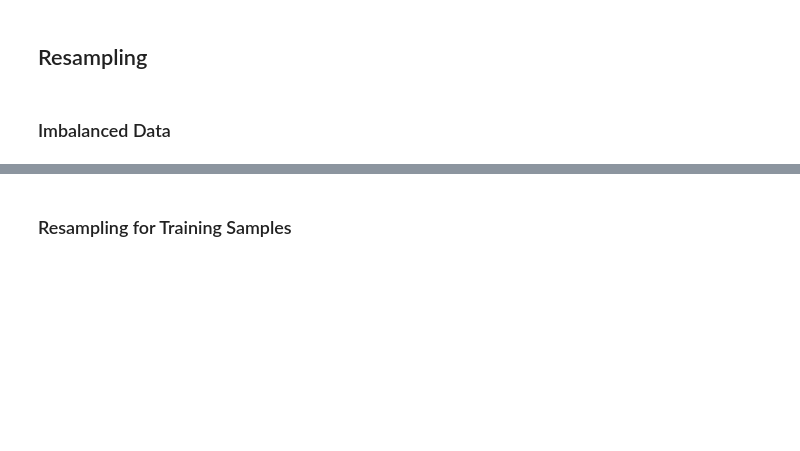
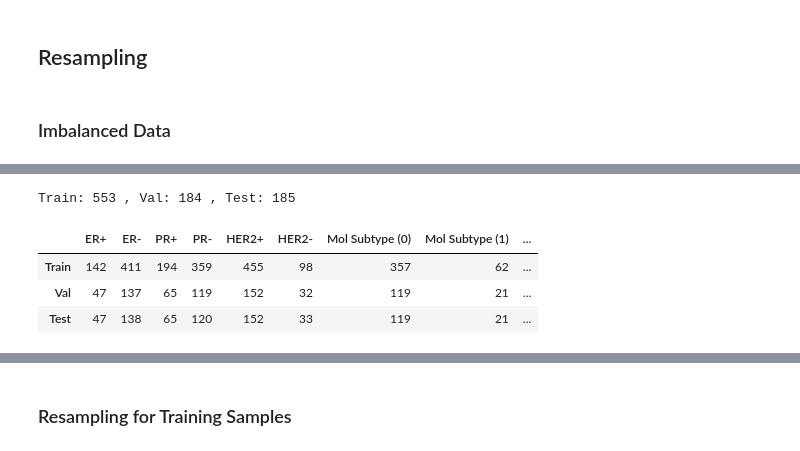
Before and after one commit to breast-cancer-detection-with-mri-images/Breast-Cancer-Subtype-from-MRI, a Jupyter notebook: 4.1. ML Modelling/ML Models Preprocessing/main_pca_copy.ipynb, the cells around one changed output, grey strips where cells are left out. Cells and saved outputs as stored; diff of their text form; code cells hidden in the pictures; blank space fills up the shorter version.

```diff
--- a/4.1. ML Modelling/ML Models Preprocessing/main_pca_copy.ipynb
+++ b/4.1. ML Modelling/ML Models Preprocessing/main_pca_copy.ipynb
@@ -73,3 +106,19 @@ train_df.shape, val_df.shape, test_df.shape
+# %%
+train_x_er, train_y_er = er_train.drop(columns = ['label']), er_train['label']
+test_x_er, test_y_er = er_test.drop(columns = ['label']), er_test['label']
+val_x_er, val_y_er = er_val.drop(columns = ['label']), er_val['label']
+
+train_x_pr, train_y_pr = pr_train.drop(columns = ['label']), pr_train['label']
+test_x_pr, test_y_pr = pr_test.drop(columns = ['label']), pr_test['label']
+val_x_pr, val_y_pr = pr_val.drop(columns = ['label']), pr_val['label']
+
+train_x_her2, train_y_her2 = her2_train.drop(columns = ['label']), her2_train['label']
+test_x_her2, test_y_her2 = her2_test.drop(columns = ['label']), her2_test['label']
+val_x_her2, val_y_her2 = her2_val.drop(columns = ['label']), her2_val['label']
+
+train_x_mol_subtype, train_y_mol_subtype = mol_subtype_train.drop(columns = ['label']), mol_subtype_train['label']
+test_x_mol_subtype, test_y_mol_subtype = mol_subtype_test.drop(columns = ['label']), mol_subtype_test['label']
+val_x_mol_subtype, val_y_mol_subtype = mol_subtype_val.drop(columns = ['label']), mol_subtype_val['label']
 # %% [markdown]
 Feature scaling - on all three datasets;
 Feature Engineering - on training+validation only;
@@ -303,17 +159,23 @@ plt.show()
 # %%
-# print("Train:", len(train_x_er), ", Val:", len(val_x_er), ", Test:", len(test_x_er))
-# dist = pd.DataFrame({'ER+': [train_y_er.value_counts()[0], val_y_er.value_counts()[0], test_y_er.value_counts()[0]],
-#                      'ER-': [train_y_er.value_counts()[1], val_y_er.value_counts()[1], test_y_er.value_counts()[1]],
-#                      'PR+': [train_y_pr.value_counts()[0], val_y_pr.value_counts()[0], test_y_pr.value_counts()[0]],
-#                      'PR-': [train_y_pr.value_counts()[1], val_y_pr.value_counts()[1], test_y_pr.value_counts()[1]],
-#                      'HER2+': [train_y_her2.value_counts()[0], val_y_her2.value_counts()[0], test_y_her2.value_counts()[0]],
-#                      'HER2-': [train_y_her2.value_counts()[1], val_y_her2.value_counts()[1], test_y_her2.value_counts()[1]],
-#                      'Mol Subtype (0)': [train_y_mol_subtype.value_counts()[0], val_y_mol_subtype.value_counts()[0], test_y_mol_subtype.value_counts()[0]],
-#                      'Mol Subtype (1)': [train_y_mol_subtype.value_counts()[1], val_y_mol_subtype.value_counts()[1], test_y_mol_subtype.value_counts()[1]],
-#                      'Mol Subtype (2)': [train_y_mol_subtype.value_counts()[2], val_y_mol_subtype.value_counts()[2], test_y_mol_subtype.value_counts()[2]],
-#                      'Mol Subtype (3)': [train_y_mol_subtype.value_counts()[3], val_y_mol_subtype.value_counts()[3], test_y_mol_subtype.value_counts()[3]]},
-#                      index = ['Train', 'Val', 'Test'])
-# dist
+print("Train:", len(train_x_er), ", Val:", len(val_x_er), ", Test:", len(test_x_er))
+dist = pd.DataFrame({'ER+': [train_y_er.value_counts()[0], val_y_er.value_counts()[0], test_y_er.value_counts()[0]],
+                     'ER-': [train_y_er.value_counts()[1], val_y_er.value_counts()[1], test_y_er.value_counts()[1]],
+                     'PR+': [train_y_pr.value_counts()[0], val_y_pr.value_counts()[0], test_y_pr.value_counts()[0]],
+                     'PR-': [train_y_pr.value_counts()[1], val_y_pr.value_counts()[1], test_y_pr.value_counts()[1]],
+                     'HER2+': [train_y_her2.value_counts()[0], val_y_her2.value_counts()[0], test_y_her2.value_counts()[0]],
+                     'HER2-': [train_y_her2.value_counts()[1], val_y_her2.value_counts()[1], test_y_her2.value_counts()[1]],
+                     'Mol Subtype (0)': [train_y_mol_subtype.value_counts()[0], val_y_mol_subtype.value_counts()[0], test_y_mol_subtype.value_counts()[0]],
+                     'Mol Subtype (1)': [train_y_mol_subtype.value_counts()[1], val_y_mol_subtype.value_counts()[1], test_y_mol_subtype.value_counts()[1]],
+                     'Mol Subtype (2)': [train_y_mol_subtype.value_counts()[2], val_y_mol_subtype.value_counts()[2], test_y_mol_subtype.value_counts()[2]],
+                     'Mol Subtype (3)': [train_y_mol_subtype.value_counts()[3], val_y_mol_subtype.value_counts()[3], test_y_mol_subtype.value_counts()[3]]},
+                     index = ['Train', 'Val', 'Test'])
+dist
+# %% [output]
+Train: 553 , Val: 184 , Test: 185
+|  | ER+ | ER- | PR+ | PR- | HER2+ | HER2- | Mol Subtype (0) | Mol Subtype (1) | ... |
+| Train | 142 | 411 | 194 | 359 | 455 | 98 | 357 | 62 | ... |
+| Val | 47 | 137 | 65 | 119 | 152 | 32 | 119 | 21 | ... |
+| Test | 47 | 138 | 65 | 120 | 152 | 33 | 119 | 21 | ... |
 # %%
 # # creating multiple subplots of graph to visualise the above data
 # fig, axes = plt.subplots(4, 3, figsize=(20, 15))
```
Also changed, not shown: parts of 32 cells of this notebook, 7 other files.
